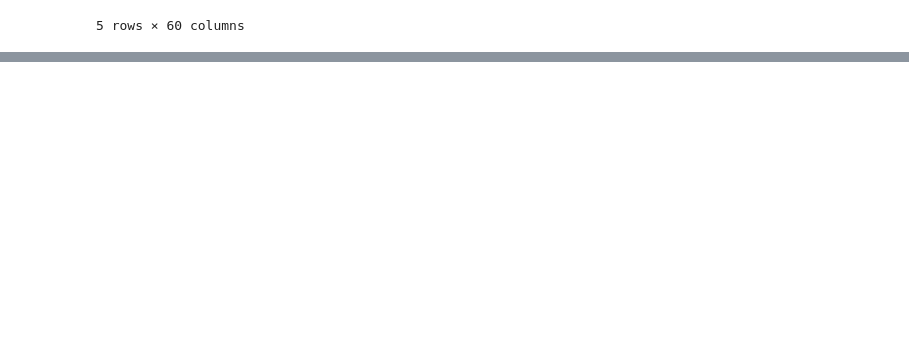
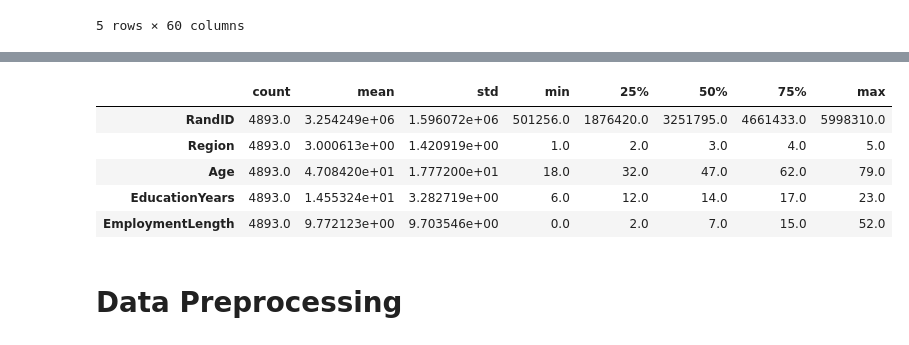
Before and after one commit to anirudh0809/AAI_assignments, a Jupyter notebook: Segmentation/segmentation.ipynb, the cells around one changed output, grey strips where cells are left out. Saved outputs shown, nothing was run; the diff lists cells and outputs as text; code cells hidden in the pictures; blank space fills up the shorter version.

```diff
--- a/Segmentation/segmentation.ipynb
+++ b/Segmentation/segmentation.ipynb
@@ -114,0 +217,14 @@ df.head()
+# %%
+#Calculate summary statistics
+summary = df.describe()
+summary = summary.transpose()
+summary.head()
+# %% [output]
+|  | count | mean | std | min | 25% | 50% | 75% | max |
+| RandID | 4893.0 | 3.254249e+06 | 1.596072e+06 | 501256.0 | 1876420.0 | 3251795.0 | 4661433.0 | 5998310.0 |
+| Region | 4893.0 | 3.000613e+00 | 1.420919e+00 | 1.0 | 2.0 | 3.0 | 4.0 | 5.0 |
+| Age | 4893.0 | 4.708420e+01 | 1.777200e+01 | 18.0 | 32.0 | 47.0 | 62.0 | 79.0 |
+| EducationYears | 4893.0 | 1.455324e+01 | 3.282719e+00 | 6.0 | 12.0 | 14.0 | 17.0 | 23.0 |
+| EmploymentLength | 4893.0 | 9.772123e+00 | 9.703546e+00 | 0.0 | 2.0 | 7.0 | 15.0 | 52.0 |
+# %% [markdown]
+# Data Preprocessing
```
Also changed, not shown: parts of 44 cells of this notebook.
